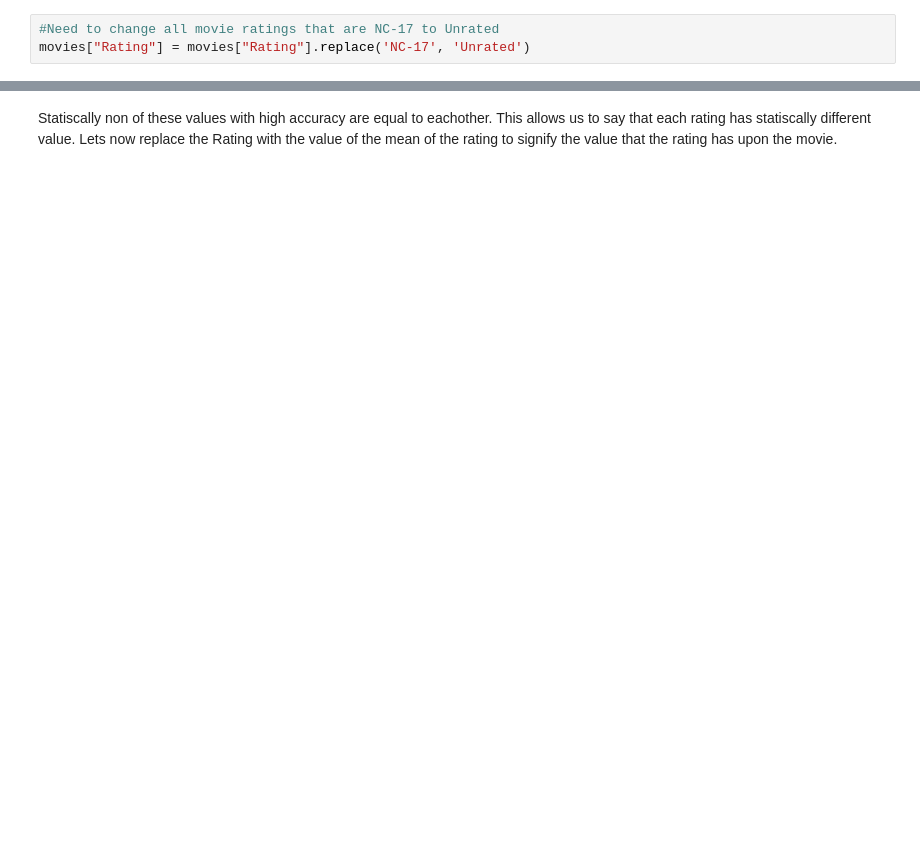
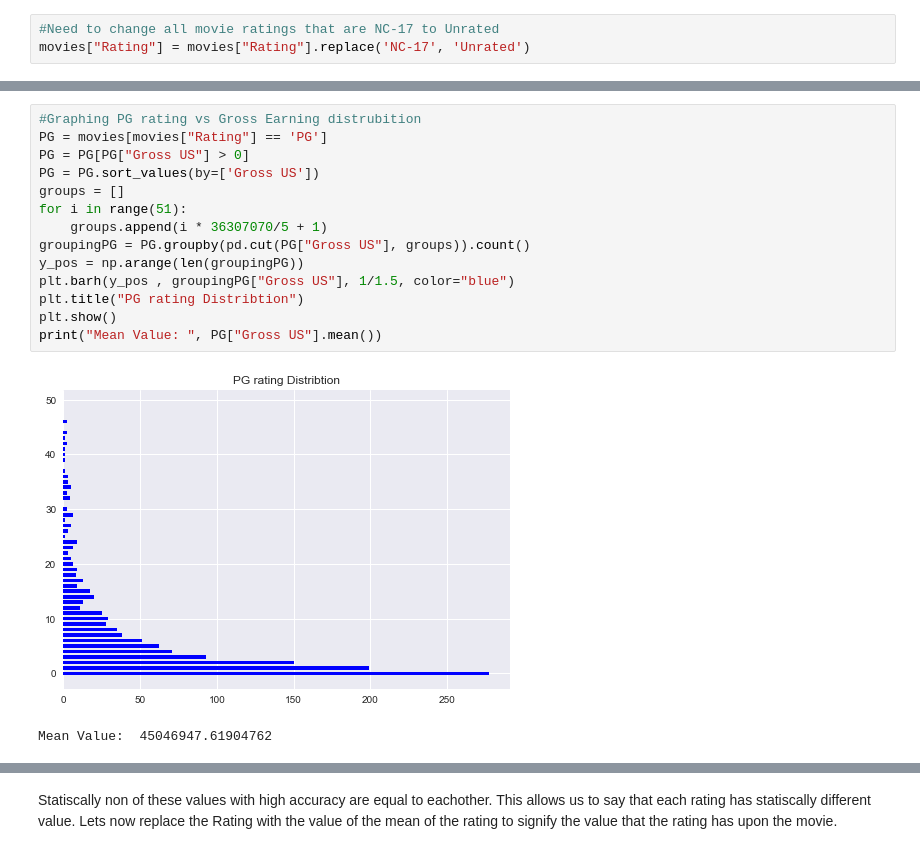
Before and after one commit to ZakBastiani/DataScienceProject2019, a Jupyter notebook: Data Processing.ipynb, the cells around one changed output, grey strips where cells are left out. Saved outputs shown, nothing was run; the diff lists cells and outputs as text; blank space fills up the shorter version.

```diff
--- a/Data Processing.ipynb
+++ b/Data Processing.ipynb
@@ -779,2 +786,19 @@ print("Mean Value: ", PG13["Gross US"].mean())
 Mean Value:  53138836.04487179
+# %%
+#Graphing PG rating vs Gross Earning distrubition
+PG = movies[movies["Rating"] == 'PG']
+PG = PG[PG["Gross US"] > 0]
+PG = PG.sort_values(by=['Gross US'])
+groups = []
+for i in range(51):
+    groups.append(i * 36307070/5 + 1)
+groupingPG = PG.groupby(pd.cut(PG["Gross US"], groups)).count()
+y_pos = np.arange(len(groupingPG))
+plt.barh(y_pos , groupingPG["Gross US"], 1/1.5, color="blue")
+plt.title("PG rating Distribtion")
+plt.show()
+print("Mean Value: ", PG["Gross US"].mean())
+# %% [output]
+[figure, added]
+Mean Value:  45046947.61904762
 # %%
```
Also changed, not shown: parts of 9 cells of this notebook.
